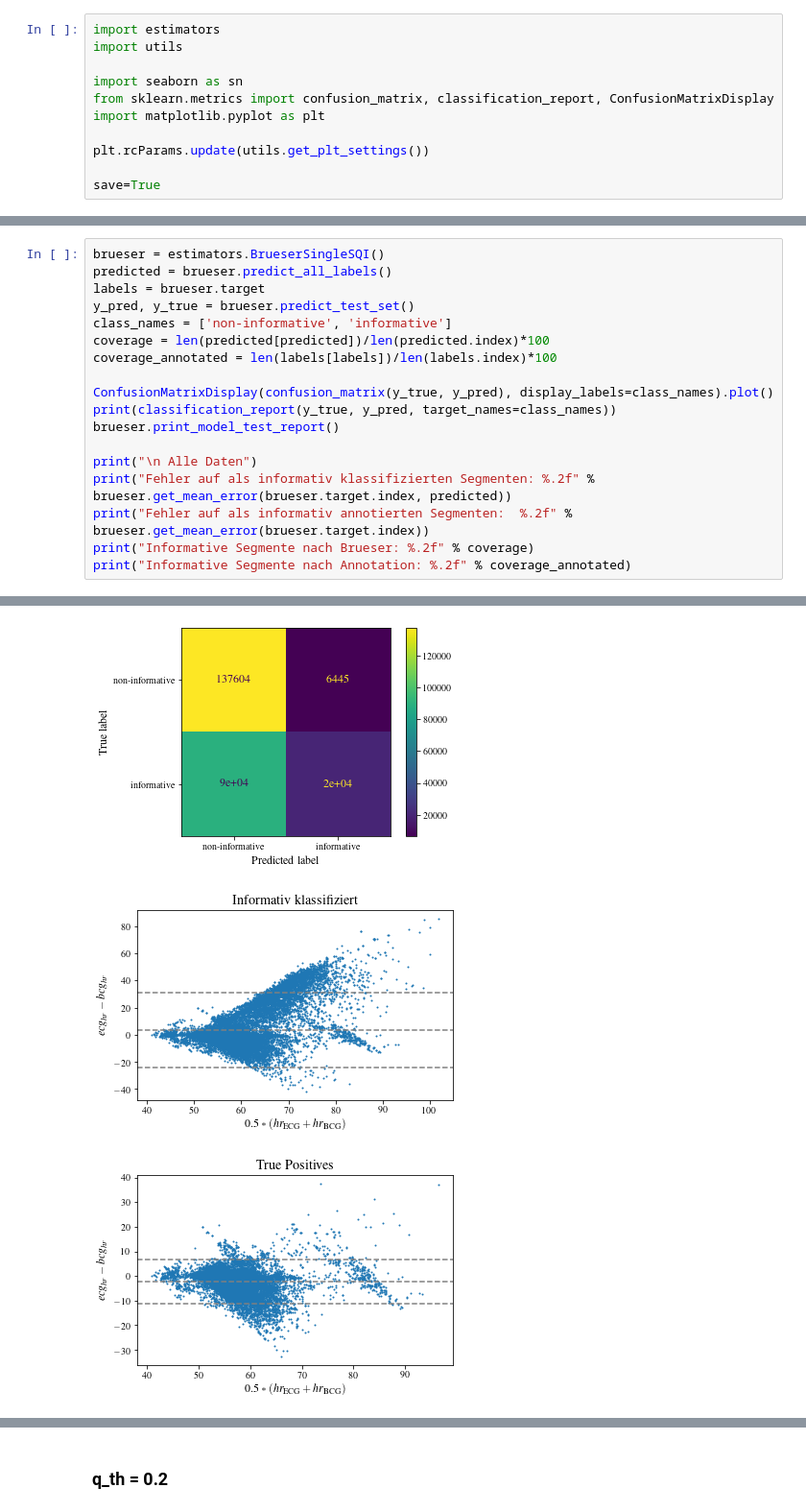
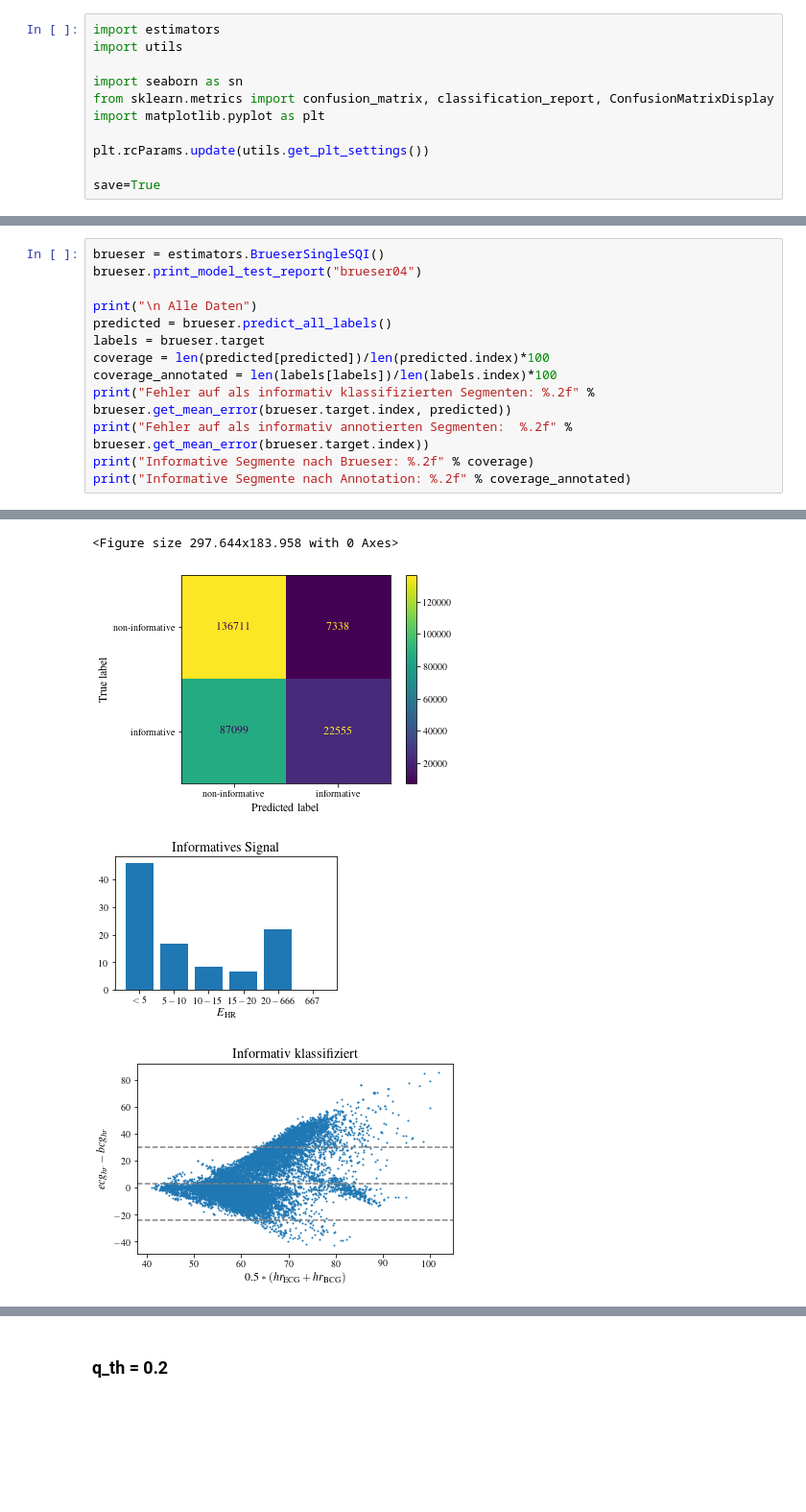
Before and after one commit to Zianor/Bachelorarbeit, a Jupyter notebook: Implementation/src/notebooks/brueser_results.ipynb, the cells around one changed output, grey strips where cells are left out. Shown at 96% size. Drawn from its saved outputs; the diff is of its cells as text; blank space fills up the shorter version.

```diff
--- a/Implementation/src/notebooks/brueser_results.ipynb
+++ b/Implementation/src/notebooks/brueser_results.ipynb
@@ -19,17 +19,12 @@ save=True
 # %%
 brueser = estimators.BrueserSingleSQI()
+brueser.print_model_test_report("brueser04")
+
+print("\n Alle Daten")
 predicted = brueser.predict_all_labels()
 labels = brueser.target
-y_pred, y_true = brueser.predict_test_set()
-class_names = ['non-informative', 'informative']
 coverage = len(predicted[predicted])/len(predicted.index)*100
 coverage_annotated = len(labels[labels])/len(labels.index)*100
-
-ConfusionMatrixDisplay(confusion_matrix(y_true, y_pred), display_labels=class_names).plot()
-print(classification_report(y_true, y_pred, target_names=class_names))
-brueser.print_model_test_report()
-
-print("\n Alle Daten")
 print("Fehler auf als informativ klassifizierten Segmenten: %.2f" % brueser.get_mean_error(brueser.target.index, predicted))
 print("Fehler auf als informativ annotierten Segmenten:  %.2f" % brueser.get_mean_error(brueser.target.index))
 print("Informative Segmente nach Brueser: %.2f" % coverage)
@@ -54,4 +49,5 @@ Informative Segmente nach Brueser: 22.47
 Informative Segmente nach Annotation: 51.98
+<Figure size 297.644x183.958 with 0 Axes>
 [figure]
-[figure, old version]
+[figure, new version]
-[figure, old version]
+[figure, new version]
```
Also changed, not shown: parts of 13 cells of this notebook, 1 other file.
